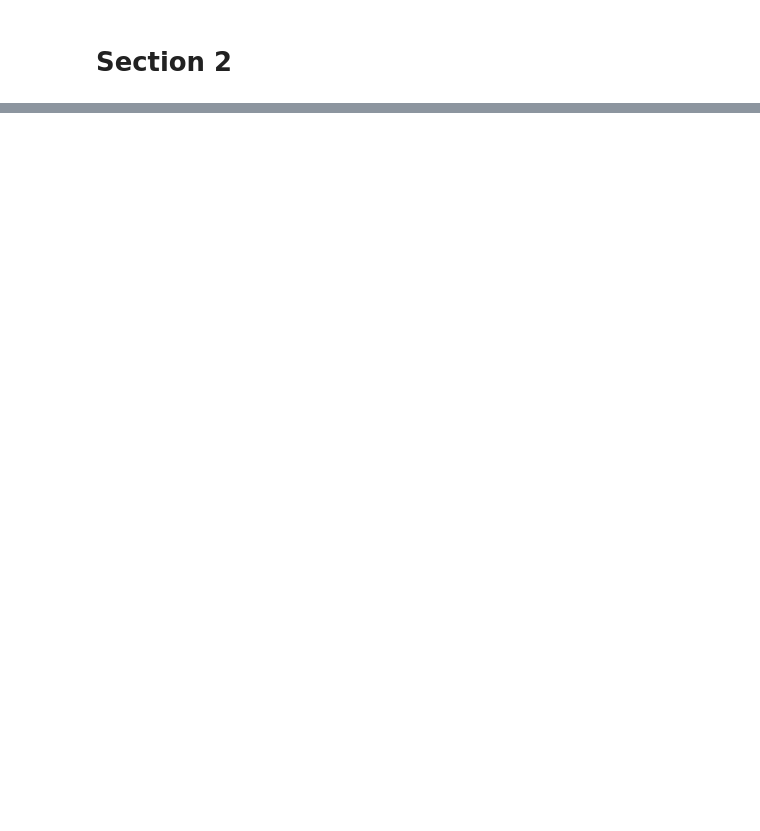
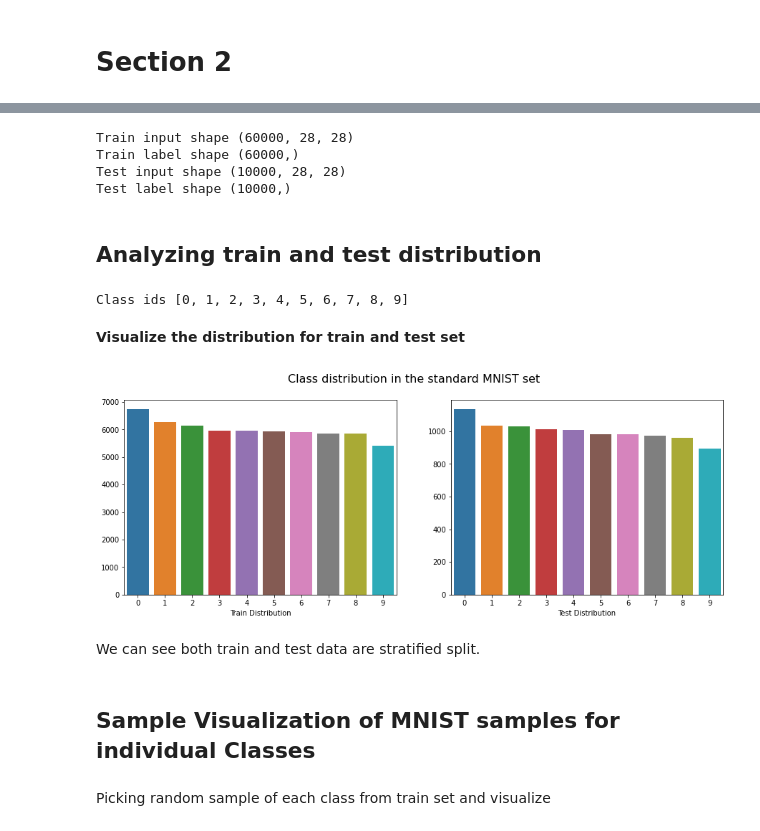
Before and after one commit to sayan0506/Comparative-STudy-of-Effect-of-Transfer-Learning-om-Different-Handwritten-Digit-Datasets-using-WandB, a Jupyter notebook: IIITD_assignment_task_2_test_script.ipynb, the cells around one changed output, grey strips where cells are left out. Saved outputs shown, nothing was run; the diff lists cells and outputs as text; code cells hidden in the pictures; blank space fills up the shorter version.

```diff
--- a/IIITD_assignment_task_2_test_script.ipynb
+++ b/IIITD_assignment_task_2_test_script.ipynb
@@ -752,0 +756,3 @@ Test 2 report: https://wandb.ai/sayan0506/Master%20Training/reports/Project-Dash
+# %%
+# load mnist by using standard train_test split
+(x_train, y_train),(x_test, y_test) = tf.keras.datasets.mnist.load_data(path = "mnist.npz")
@@ -752,0 +761,54 @@ Test 2 report: https://wandb.ai/sayan0506/Master%20Training/reports/Project-Dash
+# %%
+print(f'Train input shape {x_train.shape}')
+print(f'Train label shape {y_train.shape}')
+print(f'Test input shape {x_test.shape}')
+print(f'Test label shape {y_test.shape}')
+# %% [output]
+Train input shape (60000, 28, 28)
+Train label shape (60000,)
+Test input shape (10000, 28, 28)
+Test label shape (10000,)
+# %% [markdown]
+## Analyzing train and test distribution
+# %%
+# dataframe for train distribution
+train_df = pd.DataFrame(y_train, columns = ['Targets'])
+
+# dataframe for test distribution
+test_df = pd.DataFrame(y_test, columns = ['Targets'])
+
+# train and test value counts
+train_c = train_df.value_counts()
+test_c = test_df.value_counts()
+# %%
+# class ids
+class_ids = [i for i in range(10)]
+print(f"Class ids {class_ids}")
+# %% [output]
+Class ids [0, 1, 2, 3, 4, 5, 6, 7, 8, 9]
+# %% [markdown]
+**Visualize the distribution for train and test set**
+# %%
+fig = plt.figure(figsize = (15,5))
+fig. suptitle('Class distribution in the standard MNIST set', fontsize=16)
+fig.tight_layout()
+
+# train distribution
+fig.add_subplot(121)
+sns.barplot(x = class_ids, y = train_c.values)
+plt.xlabel('Train Distribution')
+
+# test distribution
+fig.add_subplot(122)
+sns.barplot(x = class_ids, y = test_c.values)
+plt.xlabel('Test Distribution')
+
+plt.show()
+# %% [output]
+[figure, added]
+# %% [markdown]
+We can see both train and test data are stratified split.
+# %% [markdown]
+## Sample Visualization of MNIST samples for individual Classes
+# %% [markdown]
+Picking random sample of each class from train set and visualize
```
Also changed, not shown: parts of 7 cells of this notebook.
